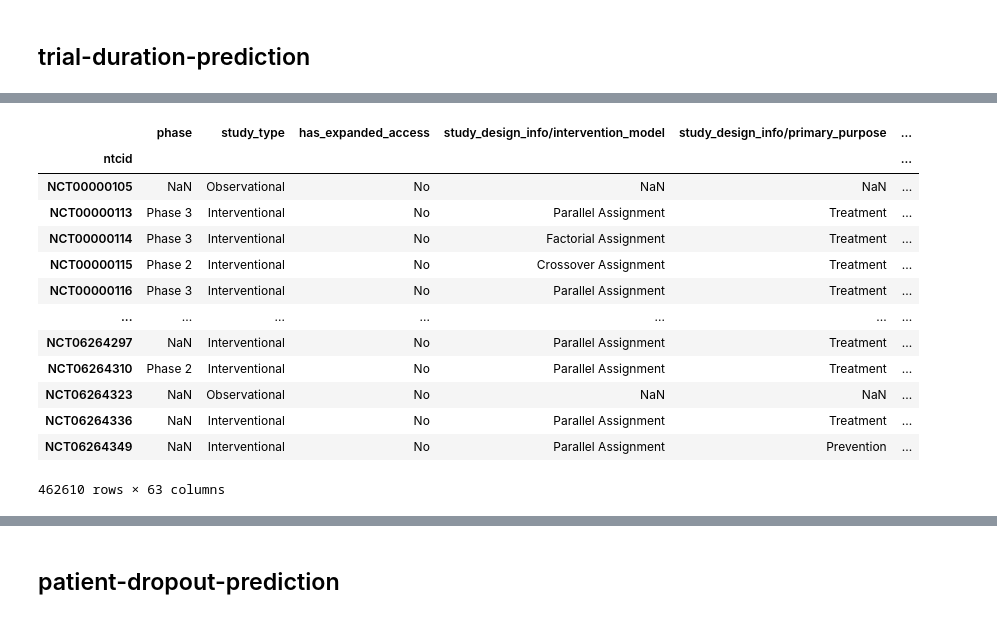
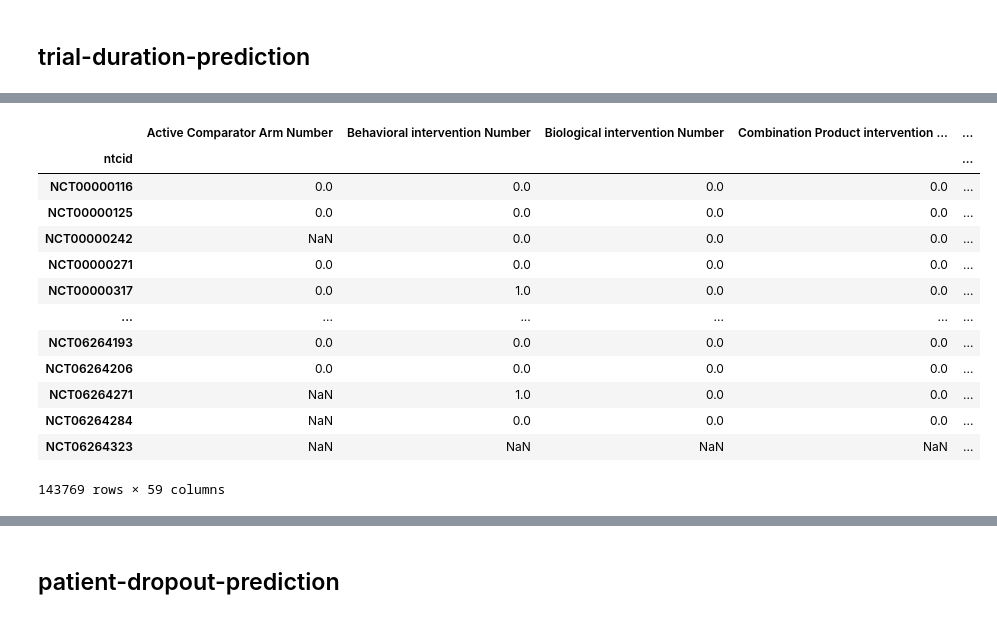
Before and after one commit to huyjj/Clinical, a Jupyter notebook: feature_prepare.ipynb, the cells around one changed output, grey strips where cells are left out. Drawn from its saved outputs; the diff is of its cells as text; code cells hidden in the pictures.

```diff
--- a/feature_prepare.ipynb
+++ b/feature_prepare.ipynb
@@ -383,5 +584,3 @@ print(All.shape)
 All.to_csv('All_data_prepared.csv')
 # %% [markdown]
 duration 里enrollment两个全扔  四个全扔 enrollment type GDP+人口+老龄化程度
-# %%
-All = All.drop('enrollment{type}', axis=1)
@@ -607,11 +989,25 @@ pd.DataFrame(city_dict.values(), index=city_dict.keys()).to_csv('city.csv')
+# %%
+All = All_Ori.copy()
 # %% [markdown]
 ### 删除和 target 对应的条数里面太少(全为nan)的和所有值都一样的部分
 # %%
 task_name = 'adverse-event-rate-prediction'
 target = pd.read_csv(f'{task_name}/output.csv', index_col=0)
 part = All.loc[target.index]
-drop_feature = ['enrollment{type}']
+add_feature = ['eligibility/study_pop/textblock', 'intervention/description', 'study_design_info/allocation', 'study_design_info/intervention_model',
+'study_design_info/intervention_model_description', 'study_design_info/primary_purpose', 'study_design_info/time_perspective', 'study_design_info/observational_model',
+'study_design_info/masking', 'study_design_info/masking_description']
+print(len(add_feature), part.shape)
+for c in add_feature:
+    if c in part.columns:
+        print(c, 'In the columns!')
+    else:
+        part[c] = All_Ori[c].loc[target.index]
+print(part.shape)
+drop_feature = ['enrollment{type}', 'id_info/nct_id', 'biospec_retention','completion_date{type}']
 for c in part.columns:
+    if c =='icdcode' or c == 'smiless' :
+        continue
     if part[c].isnull().sum() == len(part):
         print(f'{c} is all null!')
         drop_feature.append(c)
@@ -620,5 +1016,7 @@ for c in part.columns:
         drop_feature.append(c)
 
 part = part.drop(drop_feature, axis=1)
+sorted_columns = sorted(part.columns)
+part = part.reindex(columns=sorted_columns)
 part
 # %% [output]
@@ -665,15 +1082,37 @@ for task in tasks:
 task_name = 'trial-duration-prediction'
 target = pd.read_csv(f'{task_name}/output.csv', index_col=0)
 part = All.loc[target.index]
-drop_feature = ['enrollment{type}', 'enrollment']  # duration 里不使用enrollment
+add_feature = ['eligibility/study_pop/textblock', 'intervention/description', 'study_design_info/allocation', 'study_design_info/intervention_model',
+'study_design_info/intervention_model_description', 'study_design_info/primary_purpose', 'study_design_info/time_perspective', 'study_design_info/observational_model',
+'study_design_info/masking', 'study_design_info/masking_description',]
+print(len(add_feature), part.shape)
+for c in add_feature:
+    if c =='icdcode' or c == 'smiless' :
+        continue
+    if c in part.columns:
+        print(c, 'In the columns!')
+    else:
+        part[c] = All_Ori[c].loc[target.index]
+print(part.shape)
+drop_feature = ['enrollment{type}', 'enrollment', 'id_info/nct_id', 'completion_date{type}', 'start_date{type}', 'patient_data/ipd_info_type', 'patient_data/sharing_ipd',
+'oversight_info/is_fda_regulated_drug',  'oversight_info/has_dmc', 'oversight_info/is_fda_regulated_device',]  # duration 里不使用enrollment
+if 'patient_data/ipd_info_type' in drop_feature:
+    drop_feature.extend([f for f in part.columns if 'ipd_info_type-' in f])
+    drop_feature.remove('patient_data/ipd_info_type')
 for c in part.columns:
     if part[c].isnull().sum() == len(part):
         print(f'{c} is all null!')
         drop_feature.append(c)
-    if part[c].nunique(dropna=True) == 1:  # 除去缺失值后的所有值一样 即方差为0
-        print(f'{c} is unique!')
-        drop_feature.append(c)
-
+    # if part[c].nunique(dropna=True) == 1:  # 除去缺失值后的所有值一样 即方差为0
+    #     print(f'{c} is unique!')
+    #     drop_feature.append(c)
+print(part.shape)
+part = part[part['completion_date{type}']=='Actual']
+print(part.shape)
+part = part[part['start_date{type}']=='Actual']
 part = part.drop(drop_feature, axis=1)
+sorted_columns = sorted(part.columns)
+print(part.shape)
+part = part.reindex(columns=sorted_columns)
 part
 # %% [output]
@@ -680,14 +1129,14 @@ part
-|  | phase | study_type | has_expanded_access | study_design_info/intervention_model | study_design_info/primary_purpose | ... |
-| ntcid |  |  |  |  |  | ... |
-| NCT00000105 | NaN | Observational | No | NaN | NaN | ... |
-| NCT00000113 | Phase 3 | Interventional | No | Parallel Assignment | Treatment | ... |
-| NCT00000114 | Phase 3 | Interventional | No | Factorial Assignment | Treatment | ... |
-| NCT00000115 | Phase 2 | Interventional | No | Crossover Assignment | Treatment | ... |
-| NCT00000116 | Phase 3 | Interventional | No | Parallel Assignment | Treatment | ... |
-| ... | ... | ... | ... | ... | ... | ... |
-| NCT06264297 | NaN | Interventional | No | Parallel Assignment | Treatment | ... |
-| NCT06264310 | Phase 2 | Interventional | No | Parallel Assignment | Treatment | ... |
-| NCT06264323 | NaN | Observational | No | NaN | NaN | ... |
-| NCT06264336 | NaN | Interventional | No | Parallel Assignment | Treatment | ... |
-| NCT06264349 | NaN | Interventional | No | Parallel Assignment | Prevention | ... |
+|  | Active Comparator Arm Number | Behavioral intervention Number | Biological intervention Number | Combination Product intervention ... | ... |
+| ntcid |  |  |  |  | ... |
+| NCT00000116 | 0.0 | 0.0 | 0.0 | 0.0 | ... |
+| NCT00000125 | 0.0 | 0.0 | 0.0 | 0.0 | ... |
+| NCT00000242 | NaN | 0.0 | 0.0 | 0.0 | ... |
+| NCT00000271 | 0.0 | 0.0 | 0.0 | 0.0 | ... |
+| NCT00000317 | 0.0 | 1.0 | 0.0 | 0.0 | ... |
+| ... | ... | ... | ... | ... | ... |
+| NCT06264193 | 0.0 | 0.0 | 0.0 | 0.0 | ... |
+| NCT06264206 | 0.0 | 0.0 | 0.0 | 0.0 | ... |
+| NCT06264271 | NaN | 1.0 | 0.0 | 0.0 | ... |
+| NCT06264284 | NaN | 0.0 | 0.0 | 0.0 | ... |
+| NCT06264323 | NaN | NaN | NaN | NaN | ... |
-462610 rows × 63 columns
+143769 rows × 59 columns
```
Also changed, not shown: parts of 98 cells of this notebook, 8 other files.
